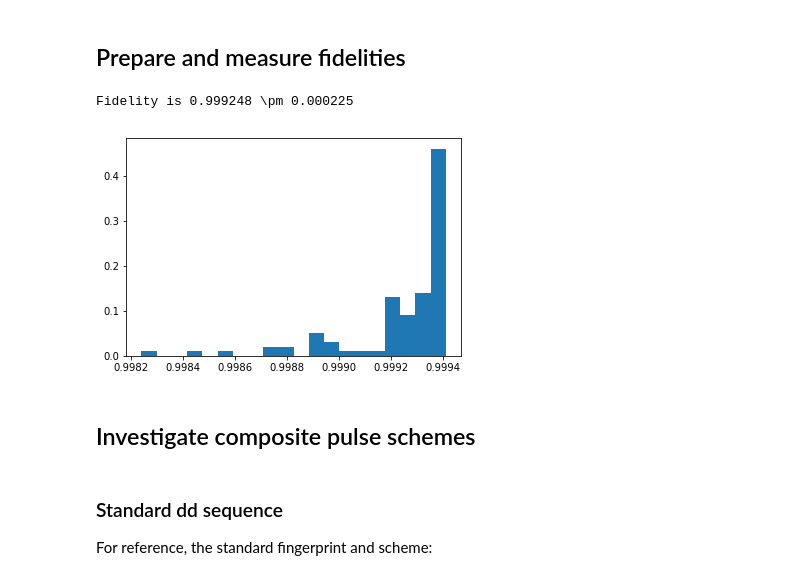
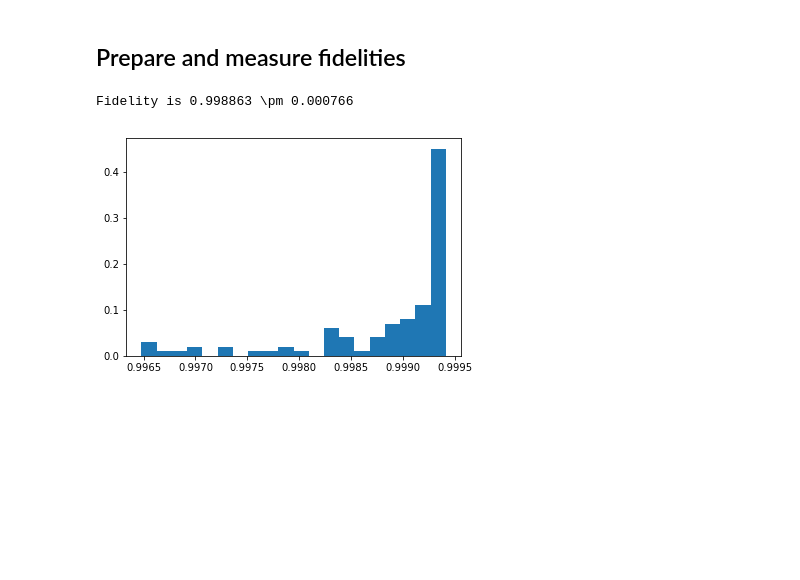
Before and after one commit to zaguros/analysis, a Jupyter notebook: notebooks/Quantum Networks/Simulations/MW_pulse_simulation.ipynb, the cells around one changed output. Saved outputs shown, nothing was run; the diff lists cells and outputs as text; code cells hidden in the pictures; blank space fills up the shorter version.

```diff
--- a/notebooks/Quantum Networks/Simulations/MW_pulse_simulation.ipynb
+++ b/notebooks/Quantum Networks/Simulations/MW_pulse_simulation.ipynb
@@ -71,19 +78,13 @@ Infidelity is 0.034880 \pm 0.003837
 # %%
 reload(nsc)
 NVsys = nsc.noisy_NV_system(mw_duration=100e-9,use_hf_library = True,inc_nitrogen=True,pulse_shape='Hermite')
-infids = nsc.MonteCarlo_MWAmp_CGate_fid(NVsys,tau=6.442e-6,sigma=0.005, meas = 'eXY')
+infids = nsc.MonteCarlo_MWAmp_CGate_fid(NVsys,tau=6.442e-6,sigma=0.01,mean=0.995, meas = 'eXY')
 
 plt.figure()
 weights = np.ones_like(infids)/len(infids)
 plt.hist(infids,bins = 20, weights = weights)
 plt.show()
 plt.close()
 # %% [output]
-Fidelity is 0.999248 \pm 0.000225
+Fidelity is 0.998863 \pm 0.000766
-[figure, old version]
+[figure, new version]
-# %% [markdown]
-## Investigate composite pulse schemes
-# %% [markdown]
-### Standard dd sequence
-
-For reference, the standard fingerprint and scheme:
```
Also changed, not shown: parts of 26 cells of this notebook, 20 other files.
